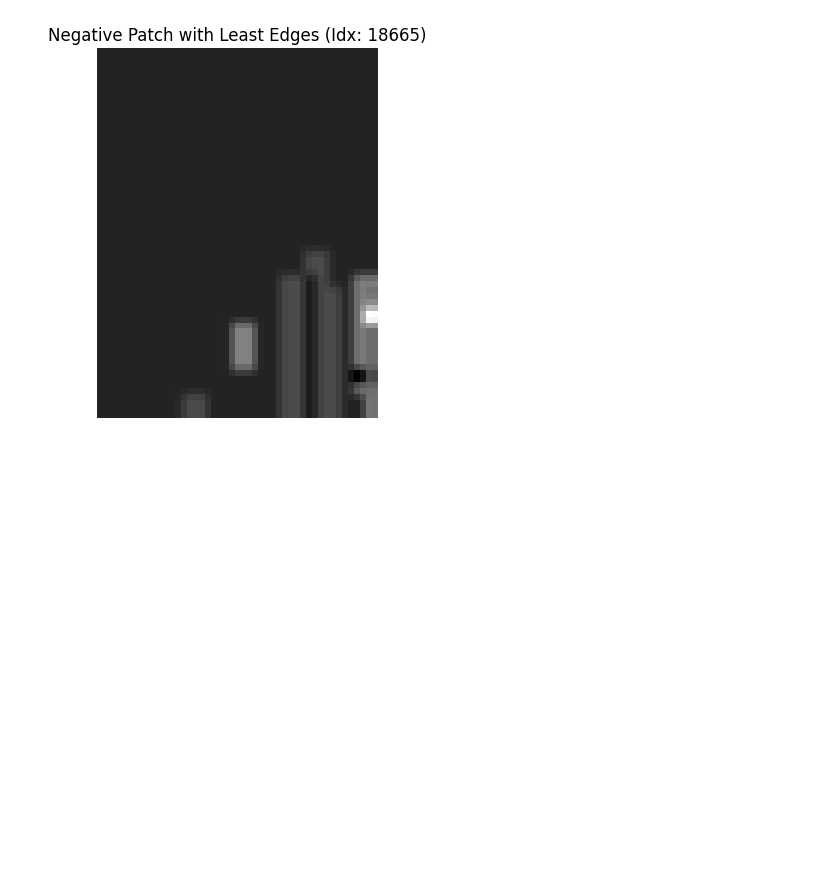
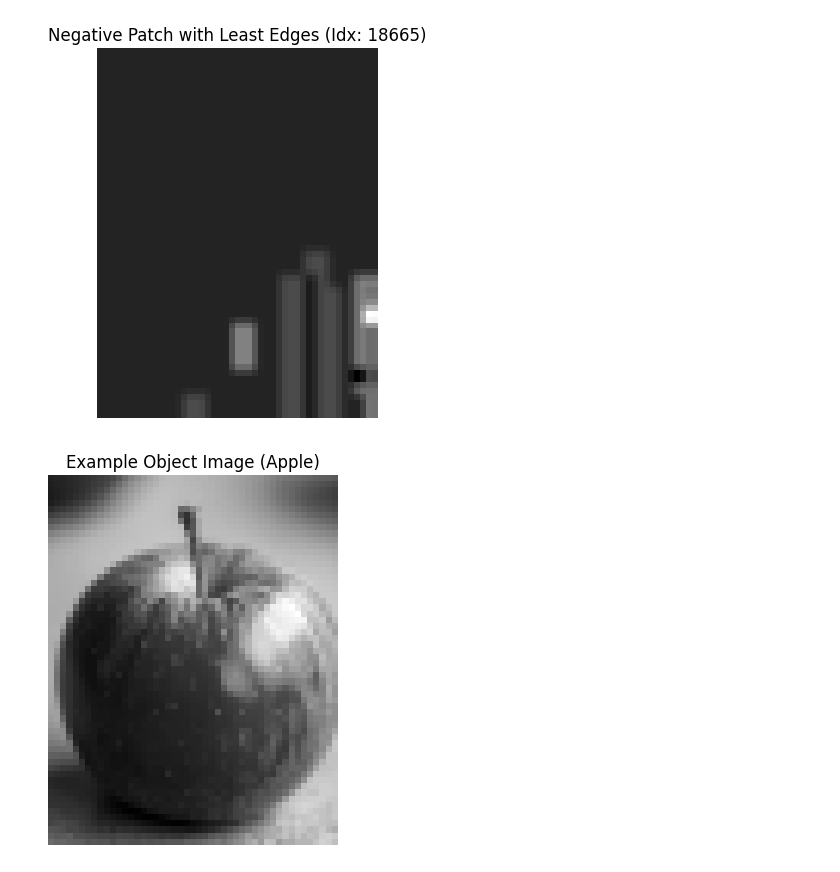
Before and after one commit to SailorJens/CV_Uni_Module, a Jupyter notebook: 5_11_FaceDetection_JensSegler.ipynb, the cells around one changed output. Saved outputs shown, nothing was run; the diff lists cells and outputs as text; code cells hidden in the pictures; blank space fills up the shorter version.

Commit message:
sample images

```diff
--- a/5_11_FaceDetection_JensSegler.ipynb
+++ b/5_11_FaceDetection_JensSegler.ipynb
@@ -78,3 +78,16 @@ plt.axis('off')
 plt.show()
 # %% [output]
 [figure]
+# %%
+# It would also be nice to have an image of something that is not a face, but is an object.
+# I will reuse the apple image from the previous exercise.
+image_example_object = cv2.imread('apple.jpg', cv2.IMREAD_GRAYSCALE)
+# Resize to patch size
+image_example_object = cv2.resize(image_example_object, (60, 60), interpolation=cv2.INTER_AREA)
+image_example_object = image_example_object[:, 6:53]  # 60-47=13 → 6 left, 7 right
+plt.imshow(image_example_object, cmap='gray')
+plt.title('Example Object Image (Apple)')
+plt.axis('off')
+plt.show()
+# %% [output]
+[figure, added]
```
Also changed, not shown: parts of 3 cells of this notebook.
